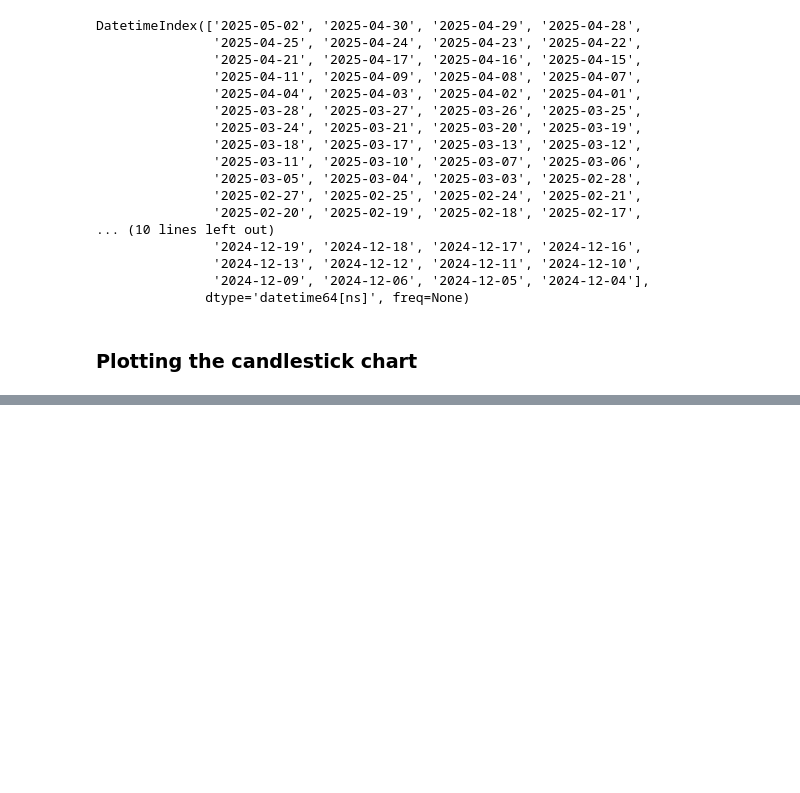
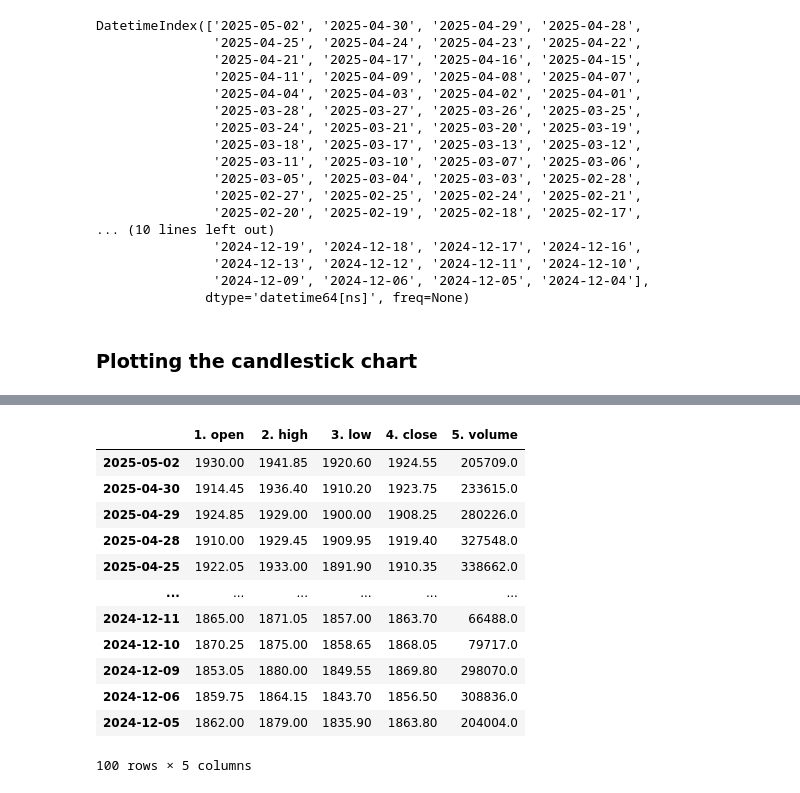
Before and after one commit to utkarshg1/streamlit_api_project, a Jupyter notebook: api.ipynb, the cells around one changed output, grey strips where cells are left out. Saved outputs shown, nothing was run; the diff lists cells and outputs as text; code cells hidden in the pictures; blank space fills up the shorter version.

```diff
--- a/api.ipynb
+++ b/api.ipynb
@@ -46,7 +46,7 @@ querystring = {
 }
 
 headers = {
-    "x-rapidapi-key": "c86d19dba2msh0b9382a7f87c6a3p1f2116jsn57da44b7b1b0",
+    "x-rapidapi-key": api_key,
     "x-rapidapi-host": "alpha-vantage.p.rapidapi.com",
 }
 
@@ -111,0 +116,16 @@ res2.to_csv("SBIN.csv")
+# %%
+fig = go.Figure(
+    data=[
+        go.Candlestick(
+            x=res2.index,
+            open=res2["1. open"],
+            high=res2["2. high"],
+            low=res2["3. low"],
+            close=res2["4. close"],
+        )
+    ]
+)
+
+fig.update_layout({"width": 1000, "height": 800})
+
+fig.show()
@@ -111,0 +189,2 @@ res2.to_csv("SBIN.csv")
+# %%
+client = StockAPI()
@@ -111,0 +209,17 @@ res2.to_csv("SBIN.csv")
+# %%
+df2 = client.stock_data("HDFCBANK.BSE")
+df2
+# %% [output]
+|  | 1. open | 2. high | 3. low | 4. close | 5. volume |
+| 2025-05-02 | 1930.00 | 1941.85 | 1920.60 | 1924.55 | 205709.0 |
+| 2025-04-30 | 1914.45 | 1936.40 | 1910.20 | 1923.75 | 233615.0 |
+| 2025-04-29 | 1924.85 | 1929.00 | 1900.00 | 1908.25 | 280226.0 |
+| 2025-04-28 | 1910.00 | 1929.45 | 1909.95 | 1919.40 | 327548.0 |
+| 2025-04-25 | 1922.05 | 1933.00 | 1891.90 | 1910.35 | 338662.0 |
+| ... | ... | ... | ... | ... | ... |
+| 2024-12-11 | 1865.00 | 1871.05 | 1857.00 | 1863.70 | 66488.0 |
+| 2024-12-10 | 1870.25 | 1875.00 | 1858.65 | 1868.05 | 79717.0 |
+| 2024-12-09 | 1853.05 | 1880.00 | 1849.55 | 1869.80 | 298070.0 |
+| 2024-12-06 | 1859.75 | 1864.15 | 1843.70 | 1856.50 | 308836.0 |
+| 2024-12-05 | 1862.00 | 1879.00 | 1835.90 | 1863.80 | 204004.0 |
+100 rows × 5 columns
```
Also changed, not shown: parts of 9 cells of this notebook.
